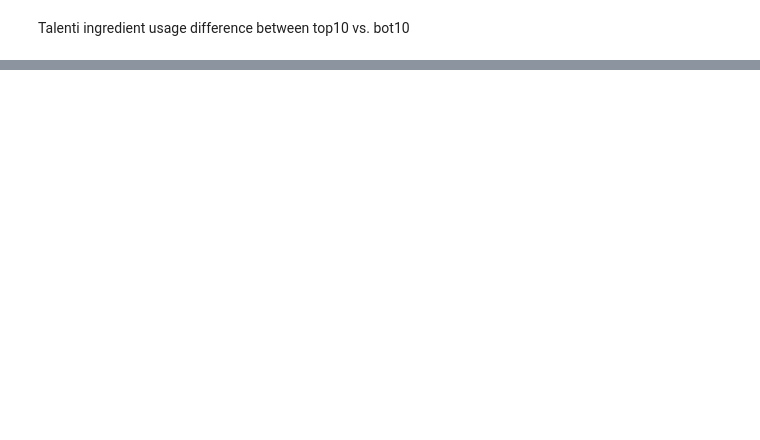
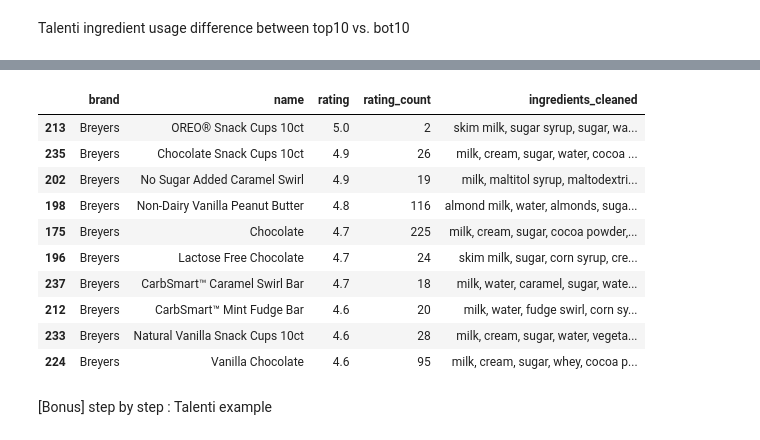
Before and after one commit to kajinmo/icecream, a Jupyter notebook: icecream-p2-ingredients.ipynb, the cells around one changed output, grey strips where cells are left out. Saved outputs shown, nothing was run; the diff lists cells and outputs as text; code cells hidden in the pictures; blank space fills up the shorter version.

```diff
--- a/icecream-p2-ingredients.ipynb
+++ b/icecream-p2-ingredients.ipynb
@@ -272,7 +272,7 @@ word_correcting = {"reese's mini ": "reese's peanut butter", "reese's peanut but
                    'tapioca syrup': 'tapioca', 'tara': 'tara gum', 'thiamin mononitrate': 'thiamine mononitrate', 'vanilla bean seeds': 'vanilla', 'vanilla beans': 'vanilla',
                    'vanilla extract': 'vanilla', 'ground vanilla': 'vanilla', 'processed vanilla': 'vanilla', 'vegetable gums': 'vegetable gum', 'vegetable oil coating': 'vegetable oil',
                    'waffle cone': 'waffle cone pieces', 'un wheat flour': 'wheat flour', 'bleached wheat flour': 'wheat flour', 'whey protein concentrate': 'whey',
-                   'milk protein concentrate': 'whey', 'whey protein': 'whey', 'heavy cream': 'cream'
+                   'milk protein concentrate': 'whey', 'whey protein': 'whey', 'milk protein': 'whey', 'heavy cream': 'cream', 'cheesecake with graham crust': 'cheesecake', 'cheesecake base': 'cheesecake'
 }
 # %%
 # using the dictionary to correct wrong words
@@ -551,6 +568,22 @@ diff_graph_ingredients('Talenti', df)
 #table_tb10_br = compare_top10_and_bot10_ingredients('Breyers', df, flavor)
 #table_tb10_tl = compare_top10_and_bot10_ingredients('Talenti', df, flavor)
 #table_tb10_br
+# %%
+df[df['brand'] == 'Breyers'].sort_values('rating', ascending=False).head(10)
+# %% [output]
+|  | brand | name | rating | rating_count | ingredients_cleaned |
+| 213 | Breyers | OREO® Snack Cups 10ct | 5.0 | 2 | skim milk, sugar syrup, sugar, wa... |
+| 235 | Breyers | Chocolate Snack Cups 10ct | 4.9 | 26 | milk, cream, sugar, water, cocoa ... |
+| 202 | Breyers | No Sugar Added Caramel Swirl | 4.9 | 19 | milk, maltitol syrup, maltodextri... |
+| 198 | Breyers | Non-Dairy Vanilla Peanut Butter | 4.8 | 116 | almond milk, water, almonds, suga... |
+| 175 | Breyers | Chocolate | 4.7 | 225 | milk, cream, sugar, cocoa powder,... |
+| 196 | Breyers | Lactose Free Chocolate | 4.7 | 24 | skim milk, sugar, corn syrup, cre... |
+| 237 | Breyers | CarbSmart™ Caramel Swirl Bar | 4.7 | 18 | milk, water, caramel, sugar, wate... |
+| 212 | Breyers | CarbSmart™ Mint Fudge Bar | 4.6 | 20 | milk, water, fudge swirl, corn sy... |
+| 233 | Breyers | Natural Vanilla Snack Cups 10ct | 4.6 | 28 | milk, cream, sugar, water, vegeta... |
+| 224 | Breyers | Vanilla Chocolate | 4.6 | 95 | milk, cream, sugar, whey, cocoa p... |
 # %%
 #pd.options.display.max_rows = None
 #pd.options.display.max_columns = None
+# %% [markdown]
+[Bonus] step by step : Talenti example
```
Also changed, not shown: parts of 18 cells of this notebook.
